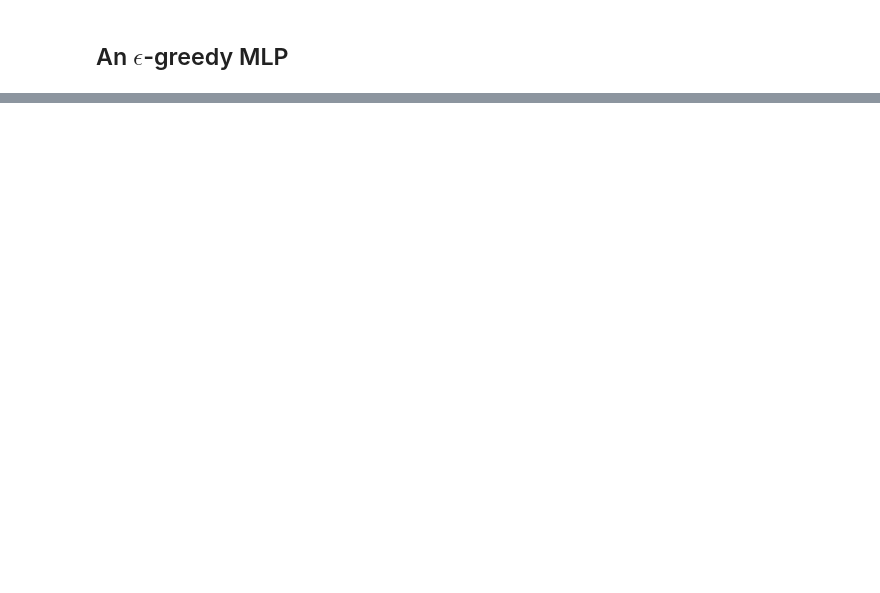
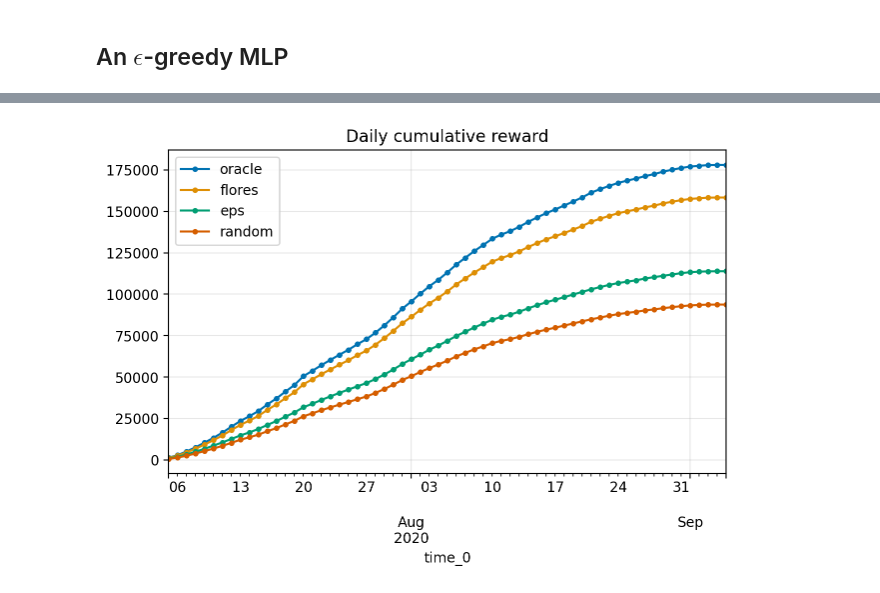
Before and after one commit to gerdm/low-rank-last-layer-inference, a Jupyter notebook: experiments/kuairec.ipynb, the cells around one changed output, grey strips where cells are left out. Drawn from its saved outputs; the diff is of its cells as text; code cells hidden in the pictures; blank space fills up the shorter version.

```diff
--- a/experiments/kuairec.ipynb
+++ b/experiments/kuairec.ipynb
@@ -347,2 +357,2 @@ key = jax.random.PRNGKey(314)
 # %%
-params_init = mlp.init(key, X[0, 0])
+params_init = mlp.init(key_init, X[0, 0])
@@ -356,0 +359,31 @@ Array([[ 0.048],
+# %%
+def step(state, xs, agent):
+    bel, key = state
+    yt, xt = xs
+
+    bel = agent.predict(bel)
+
+    fn = agent.sample_fn(key, bel)
+    reward_est = fn(xt)
+
+    # Choose the arm to pull
+    arm = reward_est.argmax()
+
+    reward_obs = yt[arm]
+    x_pulled = xt[arm]
+
+    _, key_update = jax.random.split(key)
+    bel_update = agent.update(bel, reward_obs, x_pulled)
+    state_update = (bel_update, key_update)
+    return state_update, (reward_obs, arm)
+# %%
+%%time
+def cov_fn(y): return jnp.eye(1) * 0.32 ** 2
+agent = flores.LowRankLastLayer(mlp.apply, cov_fn, 50, dynamics_hidden=0.0, dynamics_last=0.0)
+
+bel_init = agent.init_bel(params_init, cov_hidden=1.0, cov_last=1.0, low_rank_diag=False)
+state_init = (bel_init, key_run)
+XS = (jnp.log1p(Y[:100_000]), X[:100_000])
+_step = partial(step, agent=agent)
+(bel_final, _), (rewards_flores, arms) = jax.lax.scan(_step, state_init, XS)
+rewards_flores = np.exp(np.array(rewards_flores)) - 1
@@ -356,0 +393,13 @@ Array([[ 0.048],
+# %%
+rewards = pd.DataFrame({
+    "oracle": Y[:100_000].max(axis=1),
+    "flores": rewards_flores,
+    "eps": rewards_eps,
+    "random": rewards_random
+}, index=df_all["time_0"][:100_000])
+# %%
+rewards.resample("D").sum().cumsum().plot(marker="o", markersize=3)
+plt.title("Daily cumulative reward")
+plt.grid(alpha=0.3)
+# %% [output]
+[figure, added]
```
Also changed, not shown: parts of 28 cells of this notebook.
